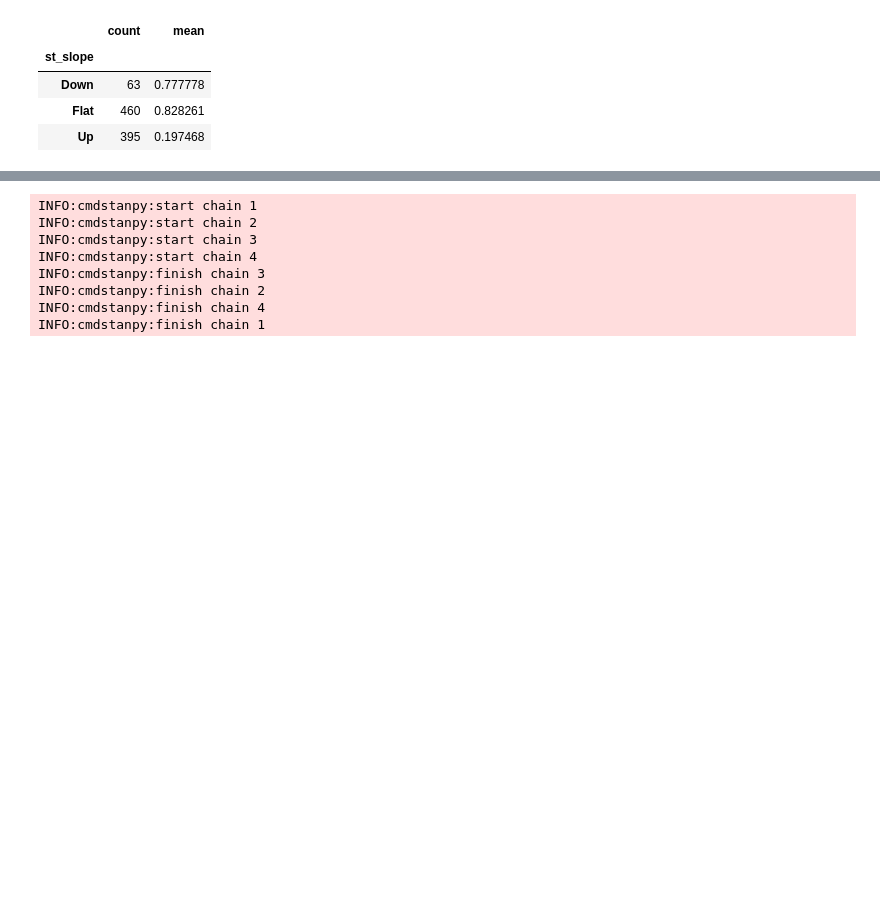
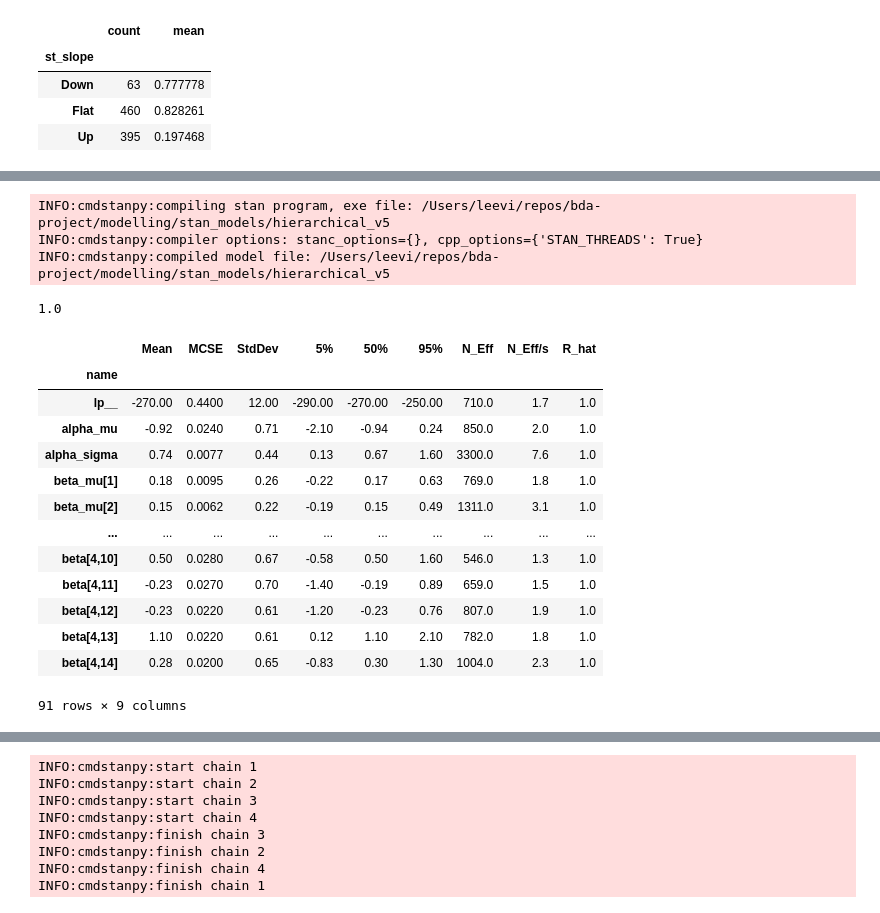
Before and after one commit to Elias-YJ/BDA_project, a Jupyter notebook: test.ipynb, the cells around one changed output, grey strips where cells are left out. Saved outputs shown, nothing was run; the diff lists cells and outputs as text; code cells hidden in the pictures; blank space fills up the shorter version.

```diff
--- a/test.ipynb
+++ b/test.ipynb
@@ -121,0 +145,59 @@ data['X']
+# %%
+hier_data = format_hierarchical_data(df, ['chest_pain_type'])
+hier_priors = dict(
+    am_mu = 0,
+    am_scale = 1,
+    bm_mu = np.zeros(hier_data['M']),
+    bm_scale = np.ones(hier_data['M']),
+    as_mu = 0,
+    as_scale = 1,
+    bs_mu = np.zeros(hier_data['M']),
+    bs_scale = np.ones(hier_data['M']),
+)
+# hier_priors = dict(
+#     am_mu = 0,
+#     am_scale = 1,
+#     bm_mu = np.zeros(hier_data['M']),
+#     bm_scale = np.ones(hier_data['M']),
+#     as_mu = 0,
+#     as_scale = 1,
+#     bs_mu = 0,
+#     bs_scale = 1,
+# )
+hier_input = hier_data | hier_priors
+# %%
+hier_model = stan.CmdStanModel(
+    stan_file='modelling/stan_models/hierarchical_v5.stan',
+    cpp_options={"STAN_THREADS": True})
+hier_fit = hier_model.sample(
+    hier_input,
+    show_progress='notebook',
+    output_dir='./logs',
+    iter_sampling=4000,
+    threads_per_chain=4)
+hier_summary = hier_fit.summary()
+# %% [output]
+INFO:cmdstanpy:compiling stan program, exe file: /Users/leevi/repos/bda-project/modelling/stan_models/hierarchical_v5
+INFO:cmdstanpy:compiler options: stanc_options={}, cpp_options={'STAN_THREADS': True}
+INFO:cmdstanpy:compiled model file: /Users/leevi/repos/bda-project/modelling/stan_models/hierarchical_v5
+# %%
+hier_summary['R_hat'].max()
+# %% [output]
+1.0
+# %%
+hier_summary
+# %% [output]
+|  | Mean | MCSE | StdDev | 5% | 50% | 95% | N_Eff | N_Eff/s | R_hat |
+| name |  |  |  |  |  |  |  |  |  |
+| lp__ | -270.00 | 0.4400 | 12.00 | -290.00 | -270.00 | -250.00 | 710.0 | 1.7 | 1.0 |
+| alpha_mu | -0.92 | 0.0240 | 0.71 | -2.10 | -0.94 | 0.24 | 850.0 | 2.0 | 1.0 |
+| alpha_sigma | 0.74 | 0.0077 | 0.44 | 0.13 | 0.67 | 1.60 | 3300.0 | 7.6 | 1.0 |
+| beta_mu[1] | 0.18 | 0.0095 | 0.26 | -0.22 | 0.17 | 0.63 | 769.0 | 1.8 | 1.0 |
+| beta_mu[2] | 0.15 | 0.0062 | 0.22 | -0.19 | 0.15 | 0.49 | 1311.0 | 3.1 | 1.0 |
+| ... | ... | ... | ... | ... | ... | ... | ... | ... | ... |
+| beta[4,10] | 0.50 | 0.0280 | 0.67 | -0.58 | 0.50 | 1.60 | 546.0 | 1.3 | 1.0 |
+| beta[4,11] | -0.23 | 0.0270 | 0.70 | -1.40 | -0.19 | 0.89 | 659.0 | 1.5 | 1.0 |
+| beta[4,12] | -0.23 | 0.0220 | 0.61 | -1.20 | -0.23 | 0.76 | 807.0 | 1.9 | 1.0 |
+| beta[4,13] | 1.10 | 0.0220 | 0.61 | 0.12 | 1.10 | 2.10 | 782.0 | 1.8 | 1.0 |
+| beta[4,14] | 0.28 | 0.0200 | 0.65 | -0.83 | 0.30 | 1.30 | 1004.0 | 2.3 | 1.0 |
+91 rows × 9 columns
```
Also changed, not shown: parts of 14 cells of this notebook, 7 other files.
